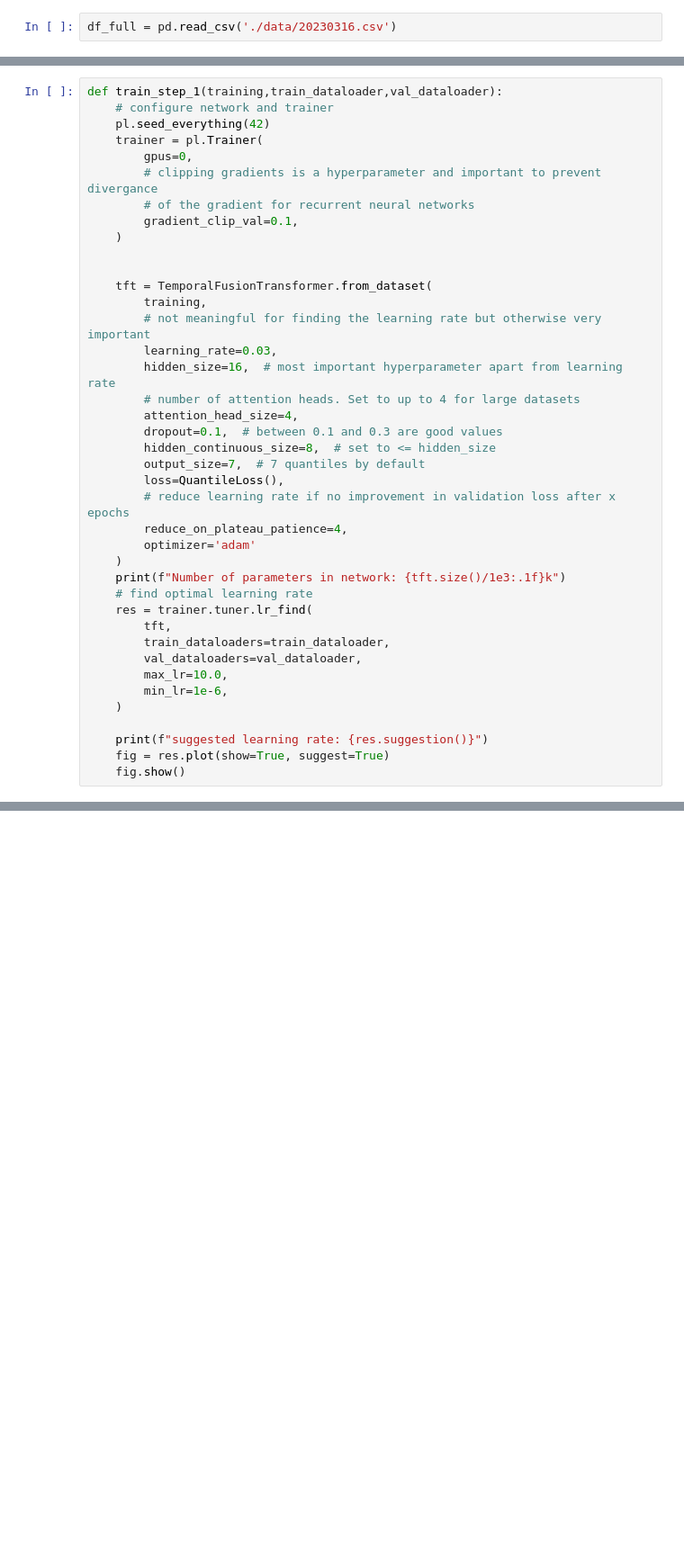
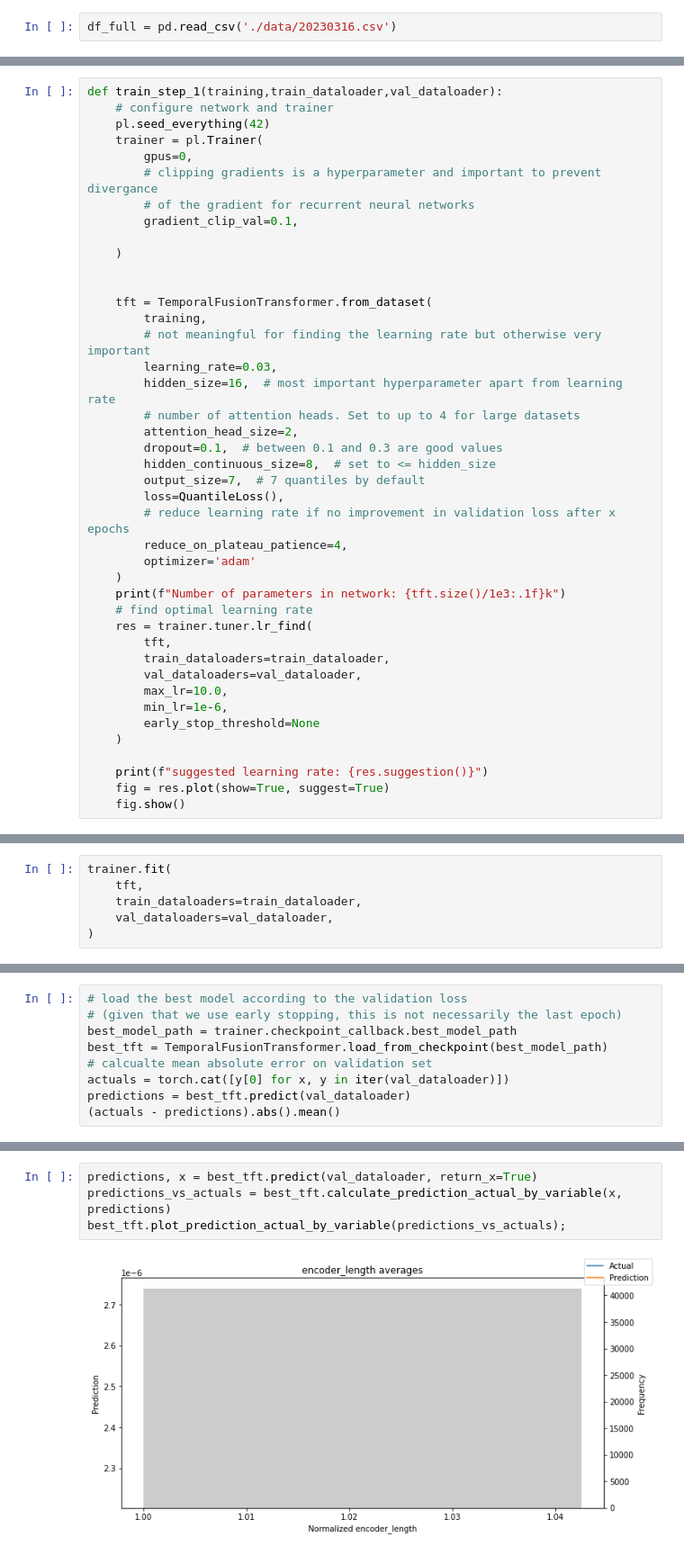
Before and after one commit to shnguo/opple, a Jupyter notebook: opl_tft.ipynb, the cells around one changed output, grey strips where cells are left out. Shown at 90% size. Cells and saved outputs as stored; diff of their text form; blank space fills up the shorter version.

```diff
--- a/opl_tft.ipynb
+++ b/opl_tft.ipynb
@@ -138,6 +129,7 @@ def train_step_1(training,train_dataloader,val_dataloader):
         # clipping gradients is a hyperparameter and important to prevent divergance
         # of the gradient for recurrent neural networks
         gradient_clip_val=0.1,
+
     )
 
 
@@ -147,7 +139,7 @@ def train_step_1(training,train_dataloader,val_dataloader):
         learning_rate=0.03,
         hidden_size=16,  # most important hyperparameter apart from learning rate
         # number of attention heads. Set to up to 4 for large datasets
-        attention_head_size=4,
+        attention_head_size=2,
         dropout=0.1,  # between 0.1 and 0.3 are good values
         hidden_continuous_size=8,  # set to <= hidden_size
         output_size=7,  # 7 quantiles by default
@@ -164,6 +156,7 @@ def train_step_1(training,train_dataloader,val_dataloader):
         val_dataloaders=val_dataloader,
         max_lr=10.0,
         min_lr=1e-6,
+        early_stop_threshold=None
     )
 
     print(f"suggested learning rate: {res.suggestion()}")
@@ -171,0 +216,6 @@ def train_step_1(training,train_dataloader,val_dataloader):
+# %%
+trainer.fit(
+    tft,
+    train_dataloaders=train_dataloader,
+    val_dataloaders=val_dataloader,
+)
@@ -171,0 +247,9 @@ def train_step_1(training,train_dataloader,val_dataloader):
+# %%
+# load the best model according to the validation loss
+# (given that we use early stopping, this is not necessarily the last epoch)
+best_model_path = trainer.checkpoint_callback.best_model_path
+best_tft = TemporalFusionTransformer.load_from_checkpoint(best_model_path)
+# calcualte mean absolute error on validation set
+actuals = torch.cat([y[0] for x, y in iter(val_dataloader)])
+predictions = best_tft.predict(val_dataloader)
+(actuals - predictions).abs().mean()
@@ -171,0 +323,6 @@ def train_step_1(training,train_dataloader,val_dataloader):
+# %%
+predictions, x = best_tft.predict(val_dataloader, return_x=True)
+predictions_vs_actuals = best_tft.calculate_prediction_actual_by_variable(x, predictions)
+best_tft.plot_prediction_actual_by_variable(predictions_vs_actuals);
+# %% [output]
+[figure, added]
```
Also changed, not shown: parts of 30 cells of this notebook, 19 other files.
